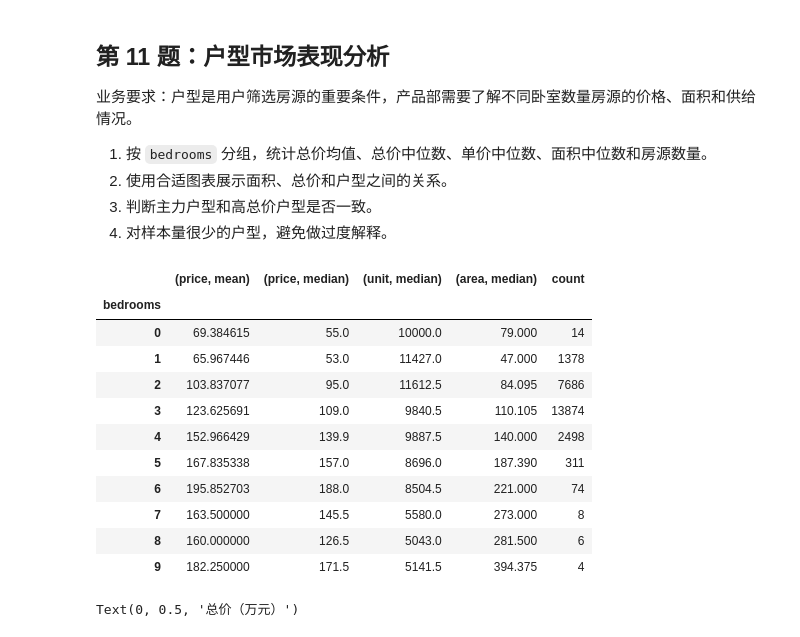
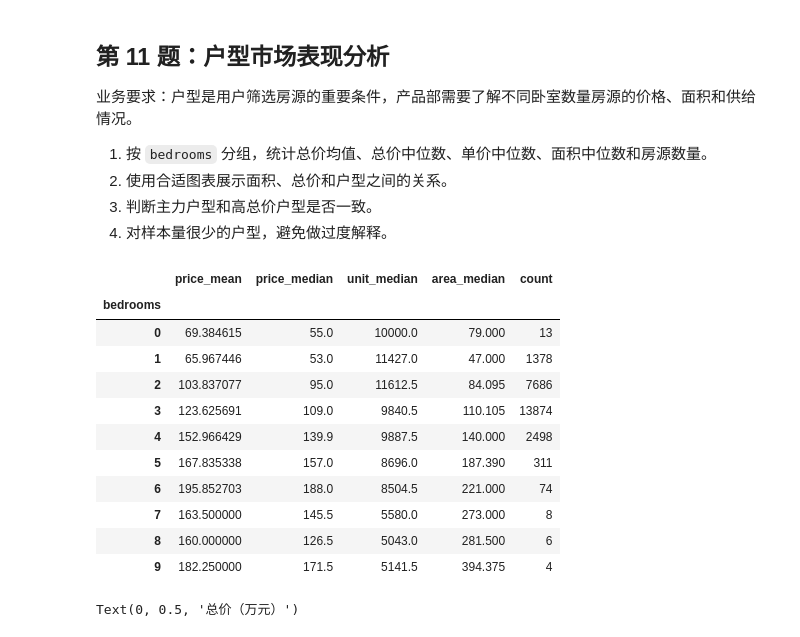
Before and after one commit to ChengguoZhou/DataProcessing, a Jupyter notebook: 07_房地产市场分析/综合案例.ipynb, the cells around one changed output. Saved outputs shown, nothing was run; the diff lists cells and outputs as text; code cells hidden in the pictures.

```diff
--- a/07_房地产市场分析/综合案例.ipynb
+++ b/07_房地产市场分析/综合案例.ipynb
@@ -252,7 +248,7 @@ house_df.head()
 | 8 | 合肥 | 新亚汽车站-张洼路与临泉路交汇处向北100米(原红星机械 | 120.0 | 中层（共27层） | 天目未来 | 158.0 | 安徽 | 4室2厅 | 南向 | 13167.0 | 2012 |
 # %%
 # 从 `address` 中提取 `district`，表示区域或板块信息
-house_df.loc['district'] = house_df['address'].str.split('-').str[0]
+house_df['district'] = house_df['address'].str.split('-').str[0]
 # %%
 # 从 `floor` 中提取 `floor_type`，表示楼层类型
 house_df['floor_type'] = house_df['floor'].str.split('（').str[0].astype('category')
@@ -438,16 +448,18 @@ sns.barplot(data=house_df, x='price_labels', y='building_age', estimator='mean',
 3. 判断主力户型和高总价户型是否一致。
 4. 对样本量很少的户型，避免做过度解释。
 # %%
-bedroom_group = house_df.groupby('bedrooms').aggregate({
-    'price':['mean', 'median'],
-    'unit': 'median',
-    'area': 'median'
-}).join(house_df.groupby('bedrooms').size().rename('count'))
+bedroom_group = house_df.groupby('bedrooms').agg(
+    price_mean=('price', 'mean'),
+    price_median=('price', 'median'),
+    unit_median=('unit', 'median'),
+    area_median=('area', 'median'),
+    count=('bedrooms', 'size')
+)
 bedroom_group
 # %% [output]
-|  | (price, mean) | (price, median) | (unit, median) | (area, median) | count |
+|  | price_mean | price_median | unit_median | area_median | count |
 | bedrooms |  |  |  |  |  |
-| 0 | 69.384615 | 55.0 | 10000.0 | 79.000 | 14 |
+| 0 | 69.384615 | 55.0 | 10000.0 | 79.000 | 13 |
 | 1 | 65.967446 | 53.0 | 11427.0 | 47.000 | 1378 |
 | 2 | 103.837077 | 95.0 | 11612.5 | 84.095 | 7686 |
 | 3 | 123.625691 | 109.0 | 9840.5 | 110.105 | 13874 |
```
Also changed, not shown: parts of 10 cells of this notebook.
